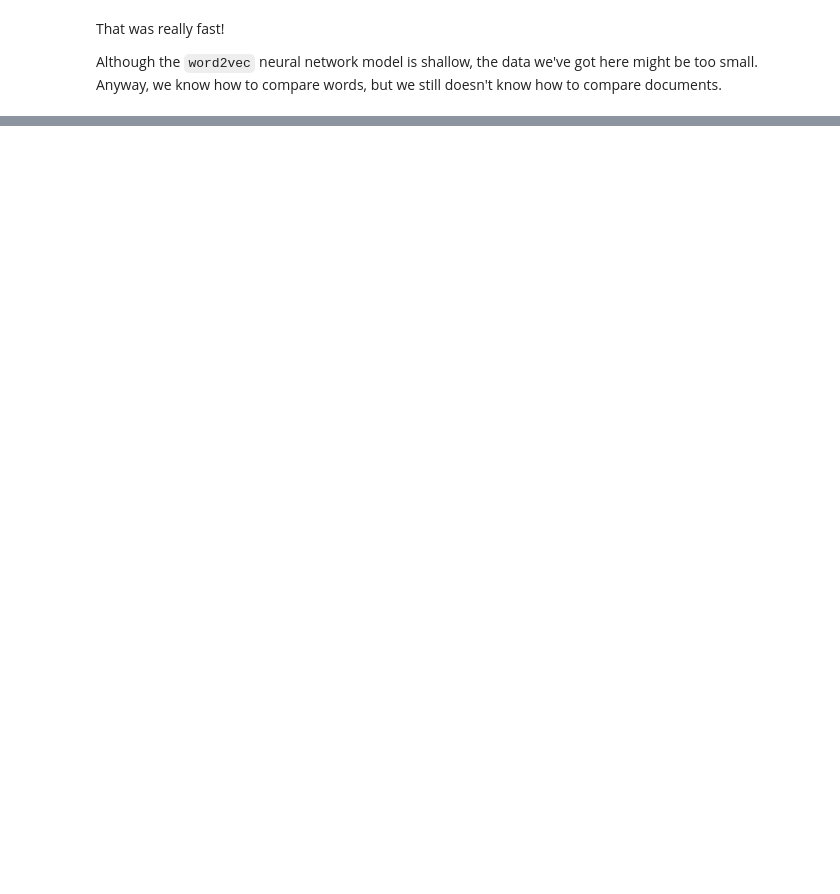
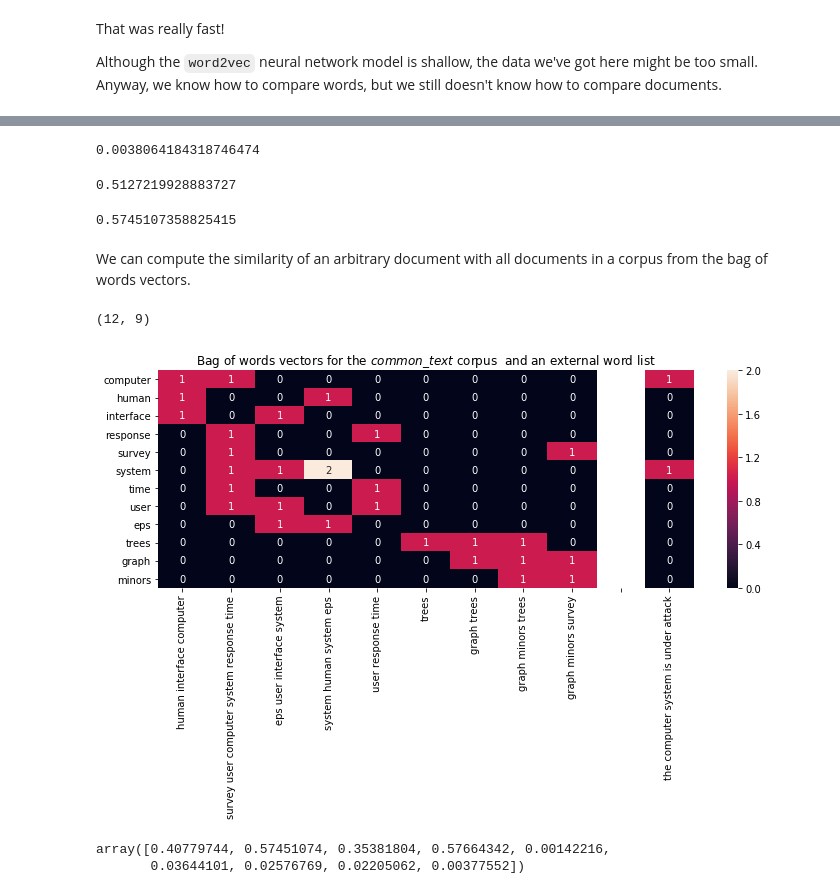
Before and after one commit to scieloorg/normalizations-experiments, a Jupyter notebook: experiments_2018-11_word2vec.ipynb, the cells around one changed output, grey strips where cells are left out. Cells and saved outputs as stored; diff of their text form; code cells hidden in the pictures; blank space fills up the shorter version.

```diff
--- a/experiments_2018-11_word2vec.ipynb
+++ b/experiments_2018-11_word2vec.ipynb
@@ -662,0 +732,25 @@ but we still doesn't know how to compare documents.
+# %%
+sysattack_msg = "the computer system is under attack"
+sysattack_bow = simple_dictionary.doc2bow(sysattack_msg.split())
+softcossim(sysattack_bow,
+           simple_dictionary.doc2bow("this survey interface have some minors".split()),
+           simple_similarity_matrix)
+# %% [output]
+0.0038064184318746474
+# %%
+softcossim(sysattack_bow,
+           simple_dictionary.doc2bow("our trees aren't in the system".split()),
+           simple_similarity_matrix)
+# %% [output]
+0.5127219928883727
+# %%
+# This one is compared with a corpus entry
+softcossim(sysattack_bow,
+           simple_dictionary.doc2bow("survey user computer system response time".split()),
+           simple_similarity_matrix)
+# %% [output]
+0.5745107358825415
+# %% [markdown]
+We can compute the similarity of an arbitrary document
+with all documents in a corpus
+from the bag of words vectors.
@@ -662,0 +759,32 @@ but we still doesn't know how to compare documents.
+# %%
+simple_bow_corpus = [simple_dictionary.doc2bow(document) for document in common_texts]
+simple_bow_dense = corpus2dense(simple_bow_corpus, num_terms=len(simple_dictionary))
+sysattack_bow_vect = corpus2dense([sysattack_bow], num_terms=len(simple_dictionary))
+# %%
+sns.heatmap(
+    np.concatenate([simple_bow_dense,
+                    np.zeros_like(sysattack_bow_vect),
+                    sysattack_bow_vect],
+                    axis=1),
+    mask=np.concatenate([np.zeros_like(simple_bow_dense),
+                         np.ones_like(sysattack_bow_vect),
+                         np.zeros_like(sysattack_bow_vect)],
+                         axis=1),
+    annot=True,
+    ax=plt.subplots(figsize=(12, 4))[1],
+    xticklabels=[" ".join(wlist) for wlist in common_texts] +
+                ["", sysattack_msg],
+    yticklabels=[simple_dictionary.id2token[k] for k in range(len(simple_dictionary))],
+).set(title="Bag of words vectors for the $common\_text$ corpus "
+            " and an external word list")
+simple_bow_dense.shape # Each column is a document
+# %% [output]
+(12, 9)
+[figure, added]
+# %%
+simple_scs = SoftCosineSimilarity(simple_bow_corpus, simple_similarity_matrix)
+sysattack_similarities = simple_scs[sysattack_bow]
+sysattack_similarities
+# %% [output]
+array([0.40779744, 0.57451074, 0.35381804, 0.57664342, 0.00142216,
+       0.03644101, 0.02576769, 0.02205062, 0.00377552])
```
Also changed, not shown: parts of 39 cells of this notebook.
